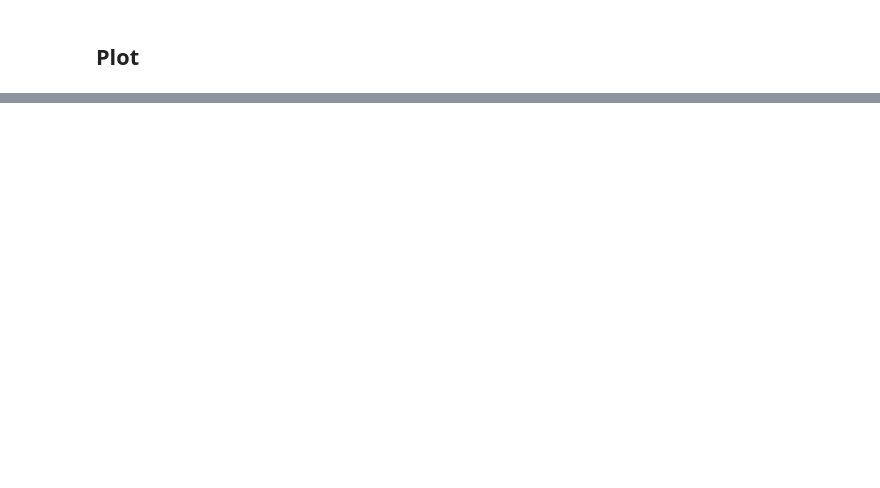
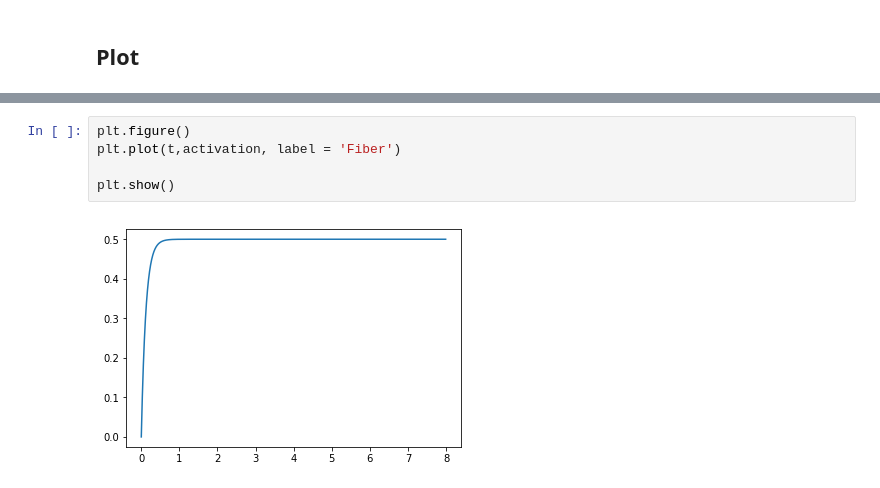
Before and after one commit to regifukuchi/bmc-1, a Jupyter notebook: courses/modsim2018/renatowatanabe/Lecture9_MotorControl-Copy1.ipynb, the cells around one changed output, grey strips where cells are left out. Cells and saved outputs as stored; diff of their text form; blank space fills up the shorter version.

```diff
--- a/courses/modsim2018/renatowatanabe/Lecture9_MotorControl-Copy1.ipynb
+++ b/courses/modsim2018/renatowatanabe/Lecture9_MotorControl-Copy1.ipynb
@@ -155,0 +223,7 @@ plt.ylabel('Length [m]');
+# %%
+plt.figure()
+plt.plot(t,activation, label = 'Fiber')
+
+plt.show()
+# %% [output]
+[figure, added]
```
Also changed, not shown: parts of 16 cells of this notebook, 3 other files.
